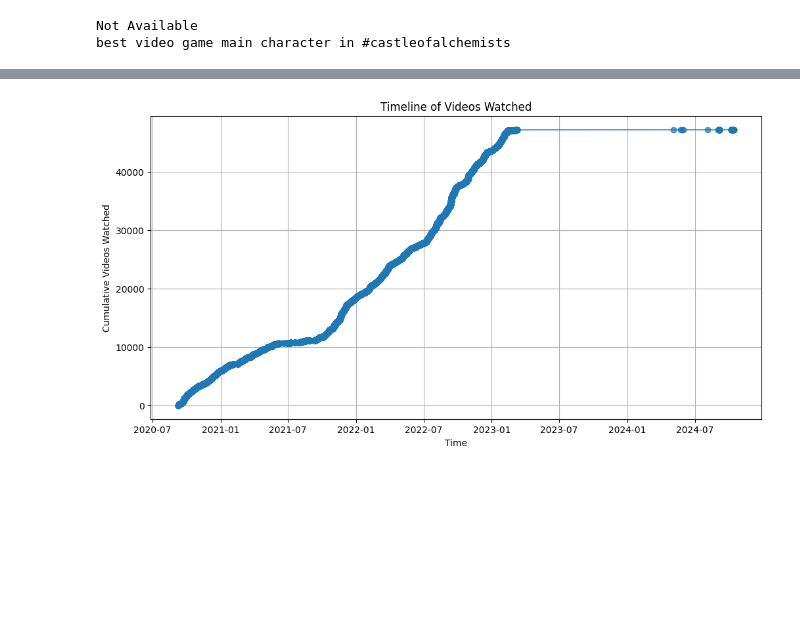
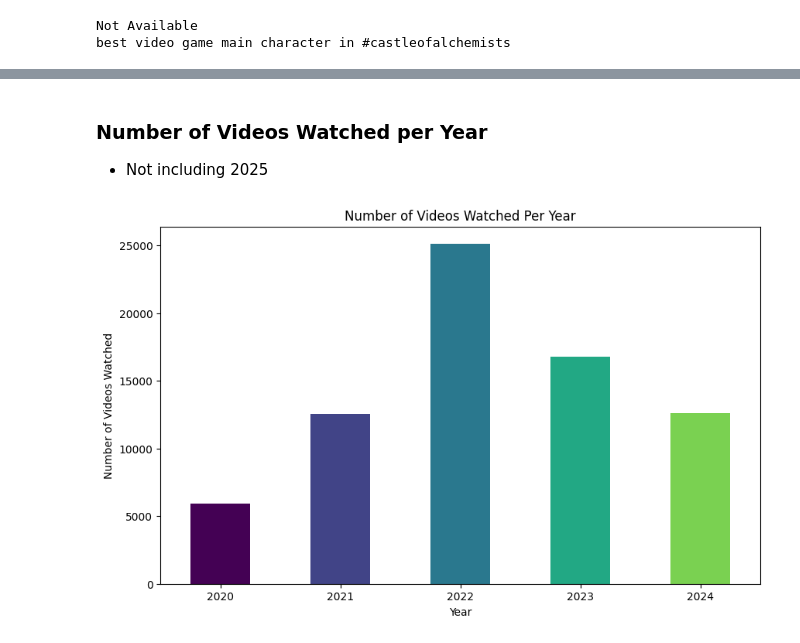
Before and after one commit to ddsdAlp/dsa210_project, a Jupyter notebook: dsa210_termProject.ipynb, the cells around one changed output, grey strips where cells are left out. Cells and saved outputs as stored; diff of their text form; code cells hidden in the pictures; blank space fills up the shorter version.

```diff
--- a/dsa210_termProject.ipynb
+++ b/dsa210_termProject.ipynb
@@ -72,12 +116,19 @@ plt.show()
-# %%
-df_sorted = df.dropna(subset=['time']).sort_values(by='time')
-
-plt.figure(figsize=(12, 6))
-plt.plot(df_sorted['time'], range(len(df_sorted)), marker='o', linestyle='-', alpha=0.7)
-plt.title('Timeline of Videos Watched')
-plt.xlabel('Time')
-plt.ylabel('Cumulative Videos Watched')
-plt.grid()
-plt.show()
-# %% [output]
-[figure, removed]
+# %% [markdown]
+### Number of Videos Watched per Year
+- Not including 2025
+# %%
+videos_per_year = df['time'].dt.year.value_counts().sort_index()
+videos_per_year = videos_per_year[videos_per_year.index != 2025]
+
+colors = ["#440154", "#414487","#2A788E", "#22A884", "#7AD151"]
+
+
+plt.figure(figsize=(10, 6))
+videos_per_year.plot(kind='bar', color= colors)
+plt.title('Number of Videos Watched Per Year')
+plt.xlabel('Year')
+plt.ylabel('Number of Videos Watched')
+plt.xticks(rotation=0)
+plt.show()
+# %% [output]
+[figure, added]
```
Also changed, not shown: parts of 16 cells of this notebook.
